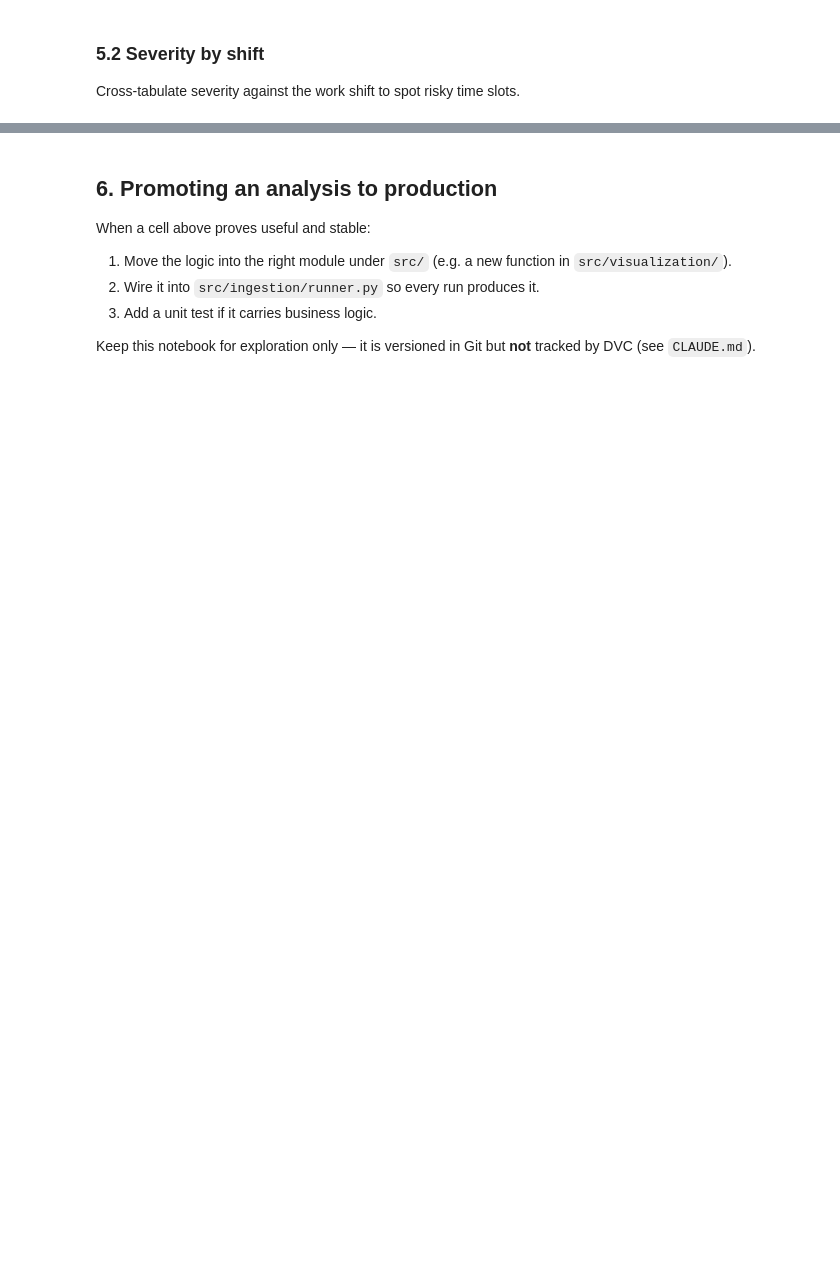
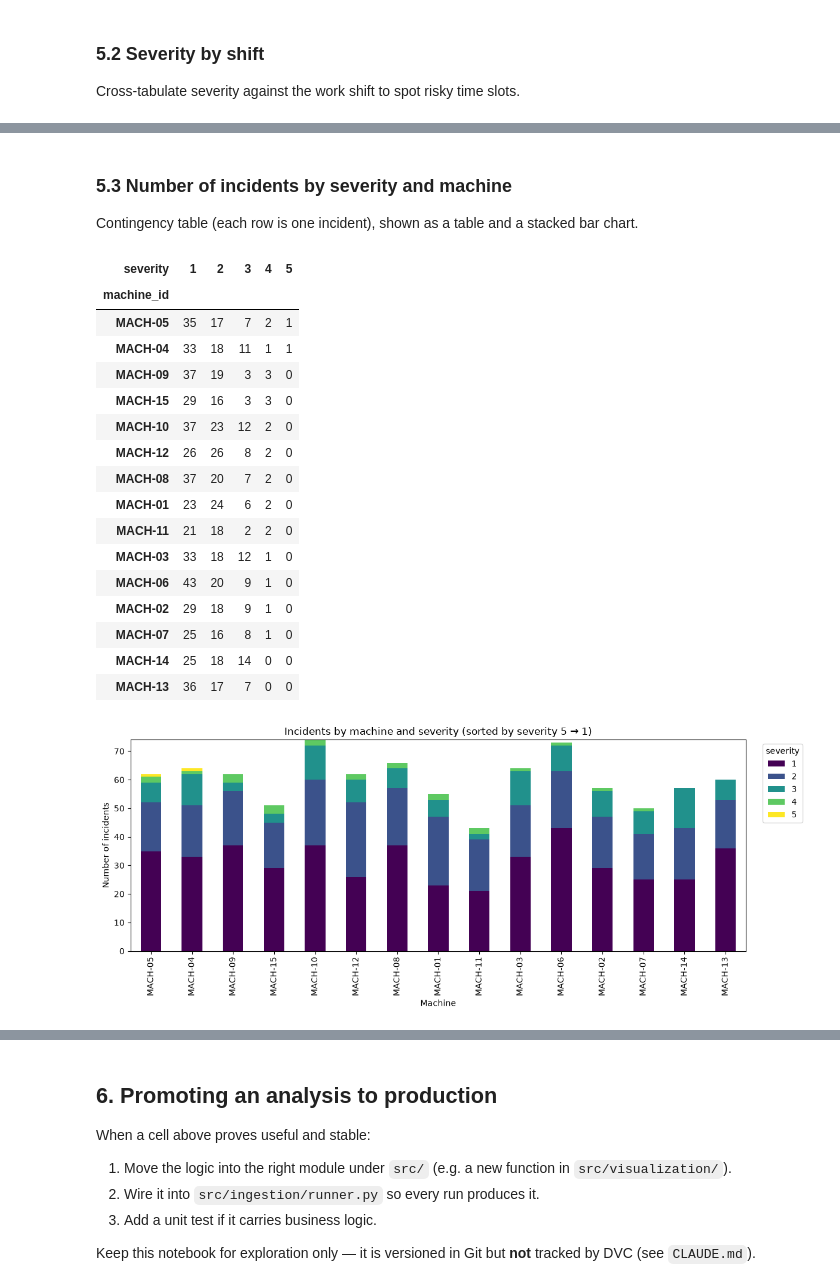
Before and after one commit to laurent-git-dev/predictive-maintenance, a Jupyter notebook: notebooks/01_exploration.ipynb, the cells around one changed output, grey strips where cells are left out. Cells and saved outputs as stored; diff of their text form; code cells hidden in the pictures; blank space fills up the shorter version.

```diff
--- a/notebooks/01_exploration.ipynb
+++ b/notebooks/01_exploration.ipynb
@@ -49,7 +52,7 @@ folder, exactly like the CLI.
 # %%
 from src.ingestion.runner import run_from_env
 
-GENERATE_NEW_RUN = True  # set to False to only explore the latest existing run
+GENERATE_NEW_RUN = False  # set to False to only explore the latest existing run
 
 if GENERATE_NEW_RUN:
     run_dir = run_from_env(config.DEFAULT_INPUT_CSV)
@@ -122,0 +194,38 @@ crosstab
+# %% [markdown]
+### 5.3 Number of incidents by severity and machine
+
+Contingency table (each row is one incident), shown as a table and a
+stacked bar chart.
+# %%
+ct_machine = pd.crosstab(df[config.MACHINE_COLUMN], df[config.SEVERITY_COLUMN])
+# Order rows by severity: most severity-5 first, then 4, 3, 2, 1.
+severity_order = sorted(ct_machine.columns, reverse=True)
+ct_machine = ct_machine.sort_values(by=severity_order, ascending=False)
+display(ct_machine)
+
+ax = ct_machine.plot.bar(stacked=True, figsize=(12, 5), colormap="viridis")
+ax.set_xlabel("Machine")
+ax.set_ylabel("Number of incidents")
+ax.set_title("Incidents by machine and severity (sorted by severity 5 → 1)")
+ax.legend(title="severity", bbox_to_anchor=(1.02, 1), loc="upper left")
+plt.tight_layout()
+plt.show()
+# %% [output]
+| severity | 1 | 2 | 3 | 4 | 5 |
+| machine_id |  |  |  |  |  |
+| MACH-05 | 35 | 17 | 7 | 2 | 1 |
+| MACH-04 | 33 | 18 | 11 | 1 | 1 |
+| MACH-09 | 37 | 19 | 3 | 3 | 0 |
+| MACH-15 | 29 | 16 | 3 | 3 | 0 |
+| MACH-10 | 37 | 23 | 12 | 2 | 0 |
+| MACH-12 | 26 | 26 | 8 | 2 | 0 |
+| MACH-08 | 37 | 20 | 7 | 2 | 0 |
+| MACH-01 | 23 | 24 | 6 | 2 | 0 |
+| MACH-11 | 21 | 18 | 2 | 2 | 0 |
+| MACH-03 | 33 | 18 | 12 | 1 | 0 |
+| MACH-06 | 43 | 20 | 9 | 1 | 0 |
+| MACH-02 | 29 | 18 | 9 | 1 | 0 |
+| MACH-07 | 25 | 16 | 8 | 1 | 0 |
+| MACH-14 | 25 | 18 | 14 | 0 | 0 |
+| MACH-13 | 36 | 17 | 7 | 0 | 0 |
+[figure, added]
```
Also changed, not shown: parts of 23 cells of this notebook, 8 other files.
